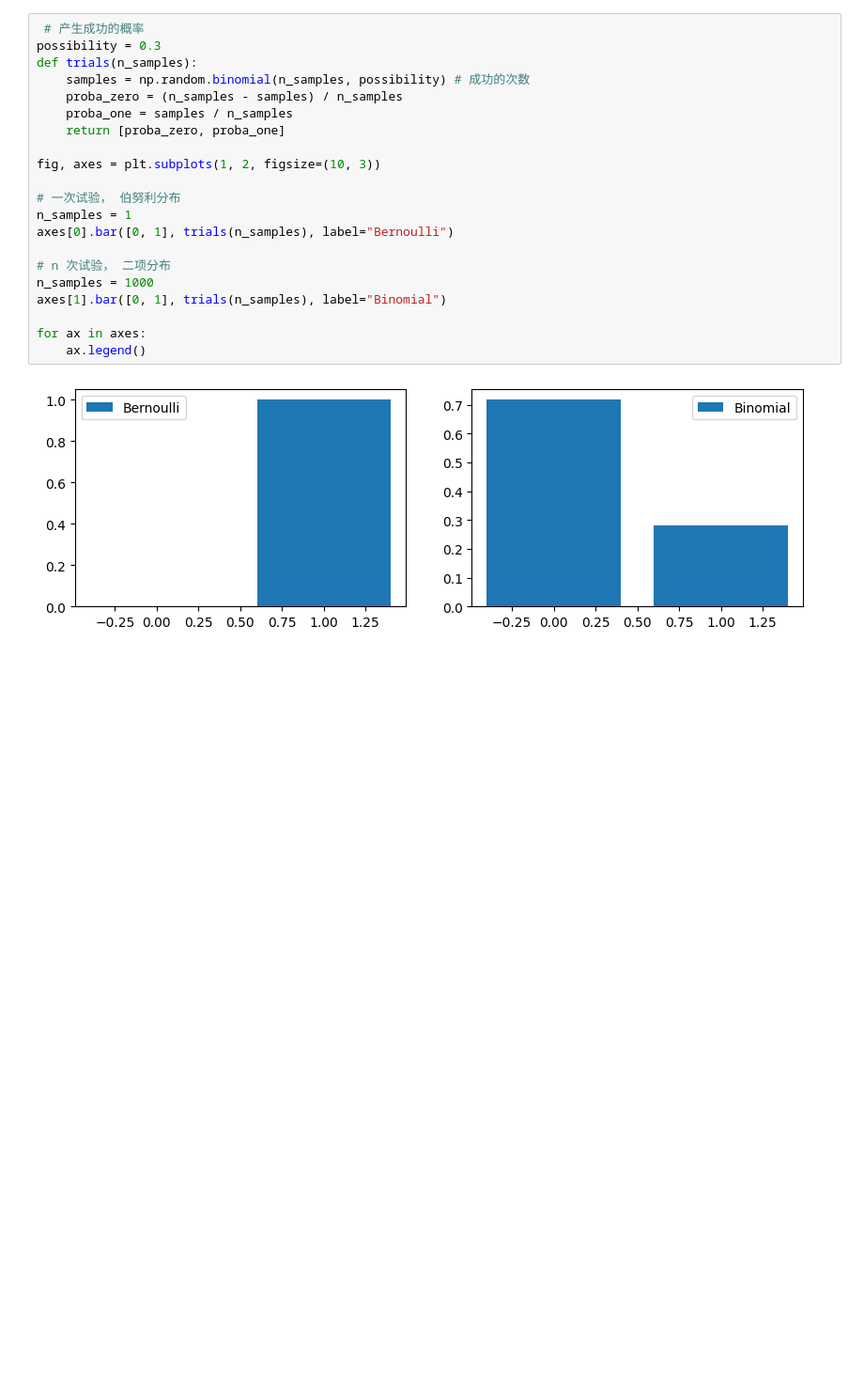
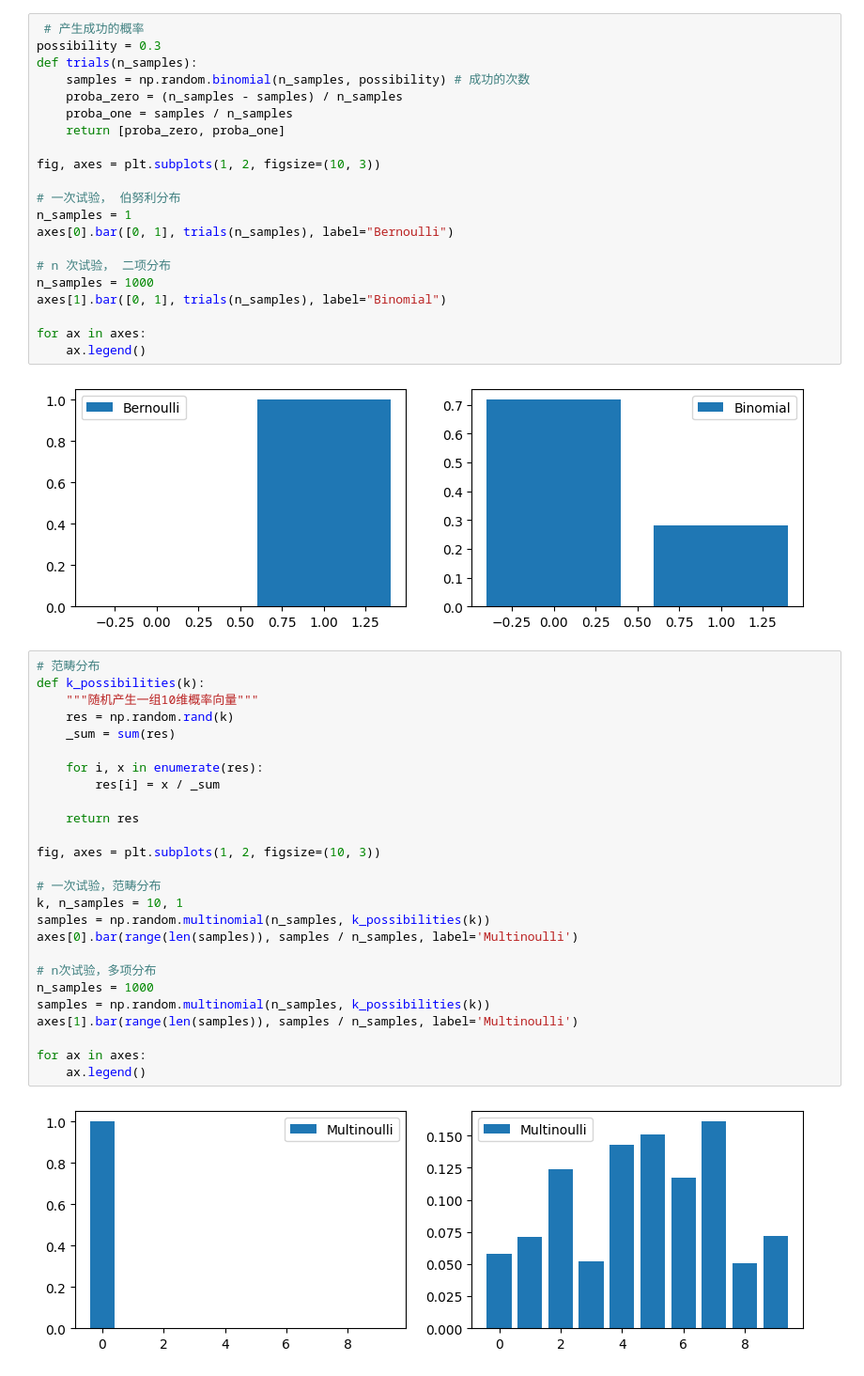
Before and after one commit to Yellow-BringtEast/python-study, a Jupyter notebook: 机器学习/花书代码实现/chapter2.ipynb, the cells around one changed output. Shown at 94% size. Saved outputs shown, nothing was run; the diff lists cells and outputs as text; blank space fills up the shorter version.

```diff
--- a/机器学习/花书代码实现/chapter2.ipynb
+++ b/机器学习/花书代码实现/chapter2.ipynb
@@ -84,3 +85,31 @@ for ax in axes:
     ax.legend()
 # %% [output]
 [figure]
+# %%
+# 范畴分布
+def k_possibilities(k):
+    """随机产生一组10维概率向量"""
+    res = np.random.rand(k)
+    _sum = sum(res)
+
+    for i, x in enumerate(res):
+        res[i] = x / _sum
+
+    return res
+
+fig, axes = plt.subplots(1, 2, figsize=(10, 3))
+
+# 一次试验，范畴分布
+k, n_samples = 10, 1
+samples = np.random.multinomial(n_samples, k_possibilities(k))
+axes[0].bar(range(len(samples)), samples / n_samples, label='Multinoulli')
+
+# n次试验，多项分布
+n_samples = 1000
+samples = np.random.multinomial(n_samples, k_possibilities(k))
+axes[1].bar(range(len(samples)), samples / n_samples, label='Multinoulli')
+
+for ax in axes:
+    ax.legend()
+# %% [output]
+[figure, added]
```
Also changed, not shown: parts of 14 cells of this notebook.
